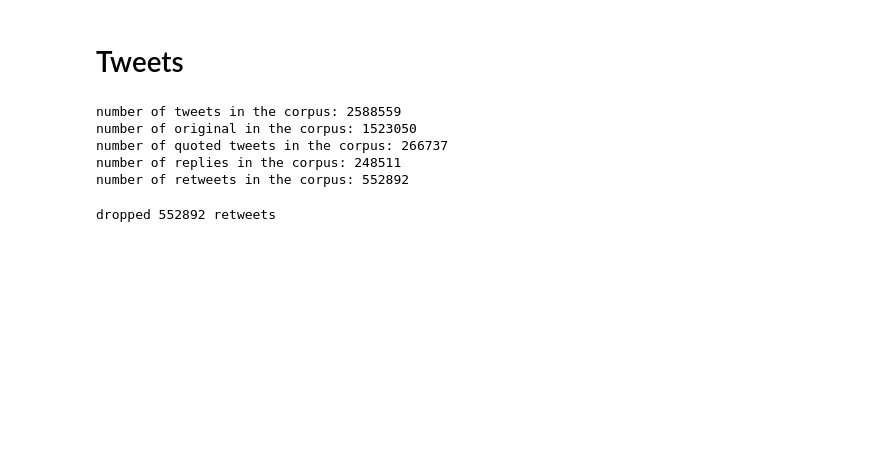
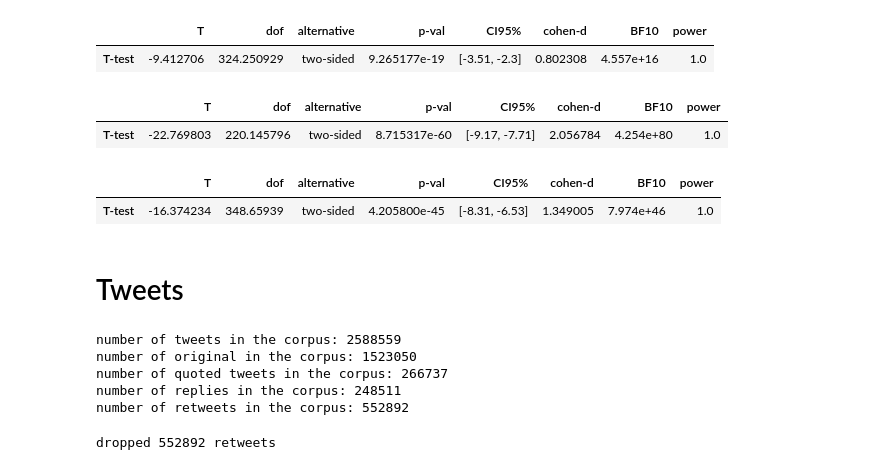
Before and after one commit to JanaLasser/new-ontology-of-truth, a Jupyter notebook: code/analysis/descriptive_dataset_statistics.ipynb, the cells around one changed output. Saved outputs shown, nothing was run; the diff lists cells and outputs as text; code cells hidden in the pictures; blank space fills up the shorter version.

```diff
--- a/code/analysis/descriptive_dataset_statistics.ipynb
+++ b/code/analysis/descriptive_dataset_statistics.ipynb
@@ -15,3 +97,24 @@ indgrey = "#696969"
+# %%
+# Republicans belief-speaking
+pt.ttest(rep["belief_share_2010_to_2013"],
+         rep["belief_share_2019_to_2022"], paired=False)
+# %% [output]
+|  | T | dof | alternative | p-val | CI95% | cohen-d | BF10 | power |
+| T-test | -9.412706 | 324.250929 | two-sided | 9.265177e-19 | [-3.51, -2.3] | 0.802308 | 4.557e+16 | 1.0 |
+# %%
+# Democrats truth-seeking
+pt.ttest(dem["truth_share_2010_to_2013"],
+         dem["truth_share_2019_to_2022"], paired=False)
+# %% [output]
+|  | T | dof | alternative | p-val | CI95% | cohen-d | BF10 | power |
+| T-test | -22.769803 | 220.145796 | two-sided | 8.715317e-60 | [-9.17, -7.71] | 2.056784 | 4.254e+80 | 1.0 |
+# %%
+# Republicans truth-seeking
+pt.ttest(rep["truth_share_2010_to_2013"],
+         rep["truth_share_2019_to_2022"], paired=False)
+# %% [output]
+|  | T | dof | alternative | p-val | CI95% | cohen-d | BF10 | power |
+| T-test | -16.374234 | 348.65939 | two-sided | 4.205800e-45 | [-8.31, -6.53] | 1.349005 | 7.974e+46 | 1.0 |
 # %% [markdown]
 # Tweets
 # %%
```
Also changed, not shown: parts of 21 cells of this notebook.
